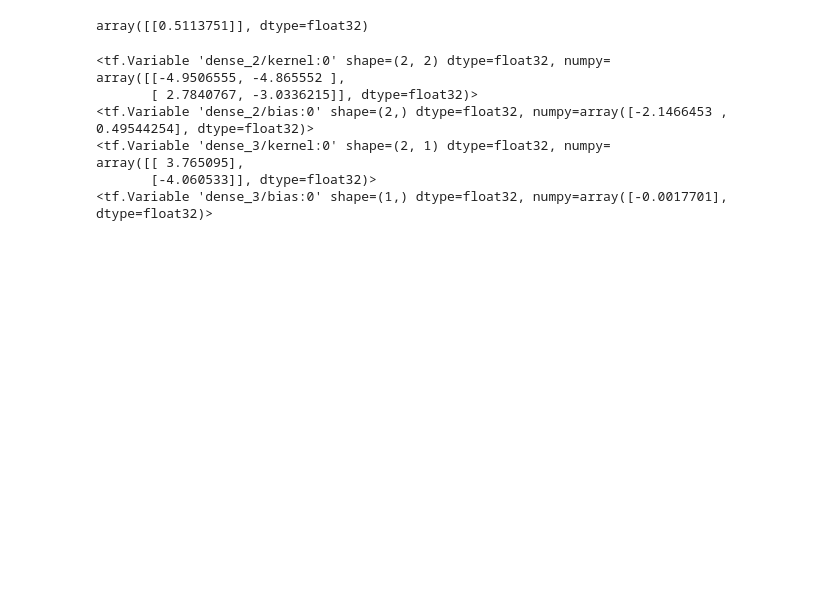
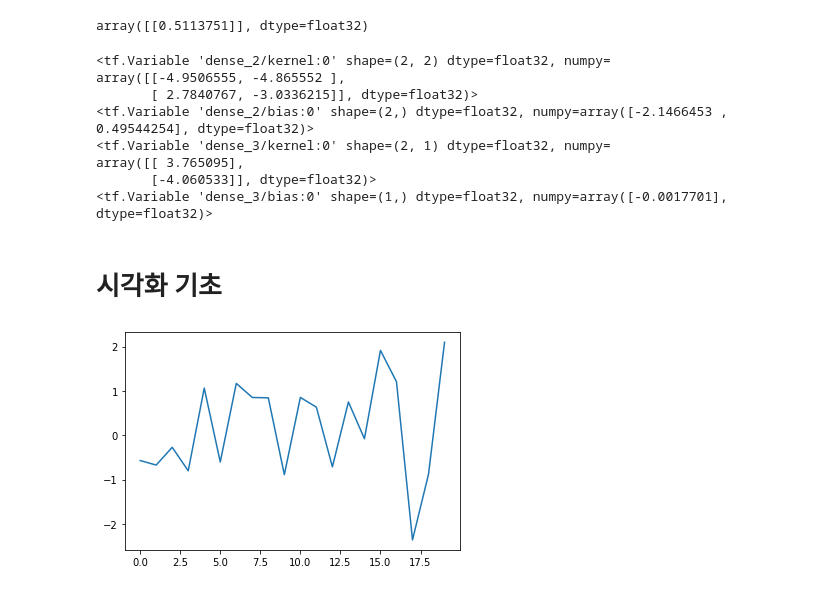
Before and after one commit to Mineru98/getfirefox, a Jupyter notebook: Tensorflow/tf_2.0_programming_3.ipynb, the cells around one changed output. Cells and saved outputs as stored; diff of their text form; code cells hidden in the pictures; blank space fills up the shorter version.

```diff
--- a/Tensorflow/tf_2.0_programming.ipynb
+++ b/Tensorflow/tf_2.0_programming_3.ipynb
@@ -467,3 +469,14 @@ array([[-4.9506555, -4.865552 ],
 array([[ 3.765095],
        [-4.060533]], dtype=float32)>
 <tf.Variable 'dense_3/bias:0' shape=(1,) dtype=float32, numpy=array([-0.0017701], dtype=float32)>
+# %% [markdown]
+# 시각화 기초
+# %%
+import tensorflow as tf
+import matplotlib.pyplot as plt
+x = range(20)
+y = tf.random.normal([20], 0, 1)
+plt.plot(x, y)
+plt.show()
+# %% [output]
+[figure, added]
```
Also changed, not shown: parts of 10 cells of this notebook, 2 other files.
